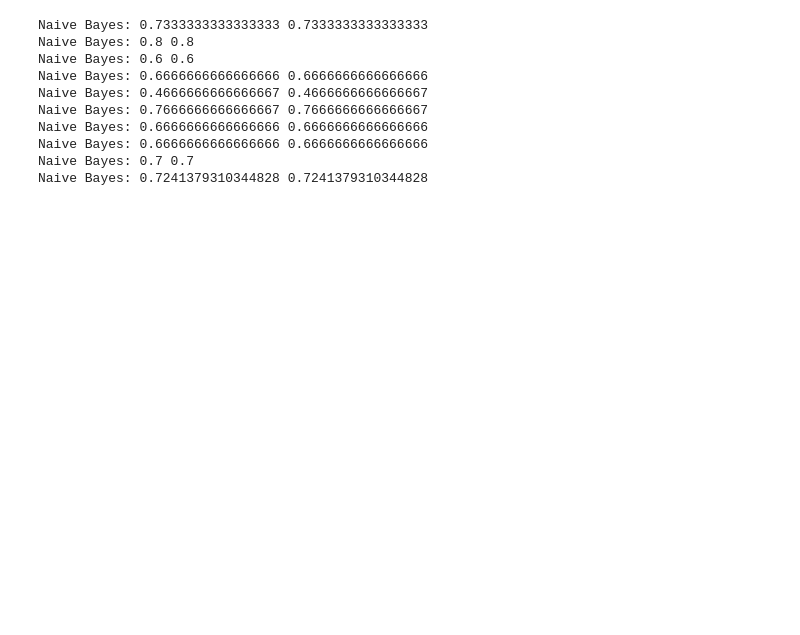
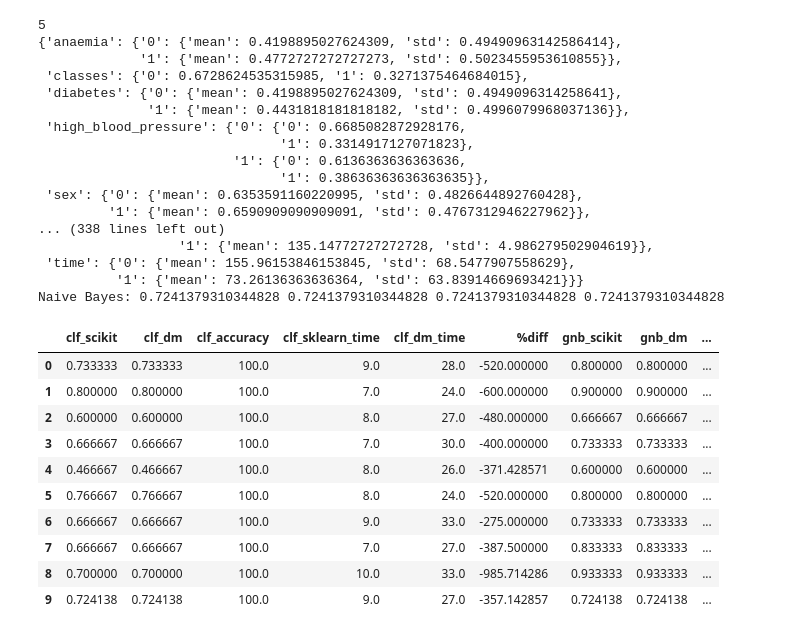
Before and after one commit to sangchoi93/data_minor, a Jupyter notebook: naive_prototype.ipynb, the cells around one changed output. Cells and saved outputs as stored; diff of their text form; code cells hidden in the pictures; blank space fills up the shorter version.

```diff
--- a/naive_prototype.ipynb
+++ b/naive_prototype.ipynb
@@ -15,8 +17,8 @@ col_type = {'anaemia':np.bool, 'diabetes':np.bool,
             'smoking':np.bool, 'DEATH_EVENT':np.str}
 
 df = df.astype(col_type)
-x_train, x_test, y_train, y_test = train_test_split(df.drop("DEATH_EVENT", axis=1),
-                                                    df['DEATH_EVENT'], train_size=0.67, random_state=42)
+# x_train, x_test, y_train, y_test = train_test_split(df.drop("DEATH_EVENT", axis=1),
+#                                                     df['DEATH_EVENT'], train_size=0.67, random_state=42)
 # %%
 def prior_prob_categorical(nums:pd.core.series.Series):
     return nums.value_counts(normalize=True)
@@ -126,23 +151,55 @@ def nb_predict(x_train, x_test, y_train, y_test):
 # %%
+columns = list(df.columns)
+categorical = ['anaemia', 'diabetes', 'high_blood_pressure', 'sex', 'smoking']
+numerical = list(filter(lambda x: x not in categorical and x != 'DEATH_EVENT', columns))
+
+X = df
+Y = df['DEATH_EVENT']
 kf = KFold(10, shuffle=True, random_state=1)
+# result_columns = ['clf_scikit', 'clf_dm', 'gnb_scikit', 'gnb_dm']
+result_columns = ['clf_scikit', 'clf_dm', 'clf_accuracy', 'clf_sklearn_time', 'clf_dm_time', '%diff', \
+                  'gnb_scikit', 'gnb_dm', 'gnb_accuracy', 'gnb_sklearn_time', 'gnb_dm_time', '%diff']
+
+df_result = pd.DataFrame(columns=result_columns)
 
 for train_index, test_index in kf.split(X):
 
     x_train = X.iloc[train_index]
     y_train = Y[train_index]
 
     x_test = X.iloc[test_index]
     y_test = Y[test_index]
 
-    nb_predict(x_train, x_test, y_train, y_test)
+    result = nb_predict(x_train, x_test, y_train, y_test)
+    df_result = df_result.append({c: result[i] for i,c in enumerate(result_columns)}, ignore_index=True)
+
+df_result
 # %% [output]
-Naive Bayes: 0.7333333333333333 0.7333333333333333
-Naive Bayes: 0.8 0.8
-Naive Bayes: 0.6 0.6
-Naive Bayes: 0.6666666666666666 0.6666666666666666
-Naive Bayes: 0.4666666666666667 0.4666666666666667
-Naive Bayes: 0.7666666666666667 0.7666666666666667
-Naive Bayes: 0.6666666666666666 0.6666666666666666
-Naive Bayes: 0.6666666666666666 0.6666666666666666
-Naive Bayes: 0.7 0.7
-Naive Bayes: 0.7241379310344828 0.7241379310344828
+5
+{'anaemia': {'0': {'mean': 0.4198895027624309, 'std': 0.49490963142586414},
+             '1': {'mean': 0.4772727272727273, 'std': 0.5023455953610855}},
+ 'classes': {'0': 0.6728624535315985, '1': 0.3271375464684015},
+ 'diabetes': {'0': {'mean': 0.4198895027624309, 'std': 0.4949096314258641},
+              '1': {'mean': 0.4431818181818182, 'std': 0.4996079968037136}},
+ 'high_blood_pressure': {'0': {'0': 0.6685082872928176,
+                               '1': 0.3314917127071823},
+                         '1': {'0': 0.6136363636363636,
+                               '1': 0.38636363636363635}},
+ 'sex': {'0': {'mean': 0.6353591160220995, 'std': 0.4826644892760428},
+         '1': {'mean': 0.6590909090909091, 'std': 0.4767312946227962}},
+... (338 lines left out)
+                  '1': {'mean': 135.14772727272728, 'std': 4.986279502904619}},
+ 'time': {'0': {'mean': 155.96153846153845, 'std': 68.5477907558629},
+          '1': {'mean': 73.26136363636364, 'std': 63.83914669693421}}}
+Naive Bayes: 0.7241379310344828 0.7241379310344828 0.7241379310344828 0.7241379310344828
+|  | clf_scikit | clf_dm | clf_accuracy | clf_sklearn_time | clf_dm_time | %diff | gnb_scikit | gnb_dm | ... |
+| 0 | 0.733333 | 0.733333 | 100.0 | 9.0 | 28.0 | -520.000000 | 0.800000 | 0.800000 | ... |
+| 1 | 0.800000 | 0.800000 | 100.0 | 7.0 | 24.0 | -600.000000 | 0.900000 | 0.900000 | ... |
+| 2 | 0.600000 | 0.600000 | 100.0 | 8.0 | 27.0 | -480.000000 | 0.666667 | 0.666667 | ... |
+| 3 | 0.666667 | 0.666667 | 100.0 | 7.0 | 30.0 | -400.000000 | 0.733333 | 0.733333 | ... |
+| 4 | 0.466667 | 0.466667 | 100.0 | 8.0 | 26.0 | -371.428571 | 0.600000 | 0.600000 | ... |
+| 5 | 0.766667 | 0.766667 | 100.0 | 8.0 | 24.0 | -520.000000 | 0.800000 | 0.800000 | ... |
+| 6 | 0.666667 | 0.666667 | 100.0 | 9.0 | 33.0 | -275.000000 | 0.733333 | 0.733333 | ... |
+| 7 | 0.666667 | 0.666667 | 100.0 | 7.0 | 27.0 | -387.500000 | 0.833333 | 0.833333 | ... |
+| 8 | 0.700000 | 0.700000 | 100.0 | 10.0 | 33.0 | -985.714286 | 0.933333 | 0.933333 | ... |
+| 9 | 0.724138 | 0.724138 | 100.0 | 9.0 | 27.0 | -357.142857 | 0.724138 | 0.724138 | ... |
```
Also changed, not shown: parts of 2 cells of this notebook.
